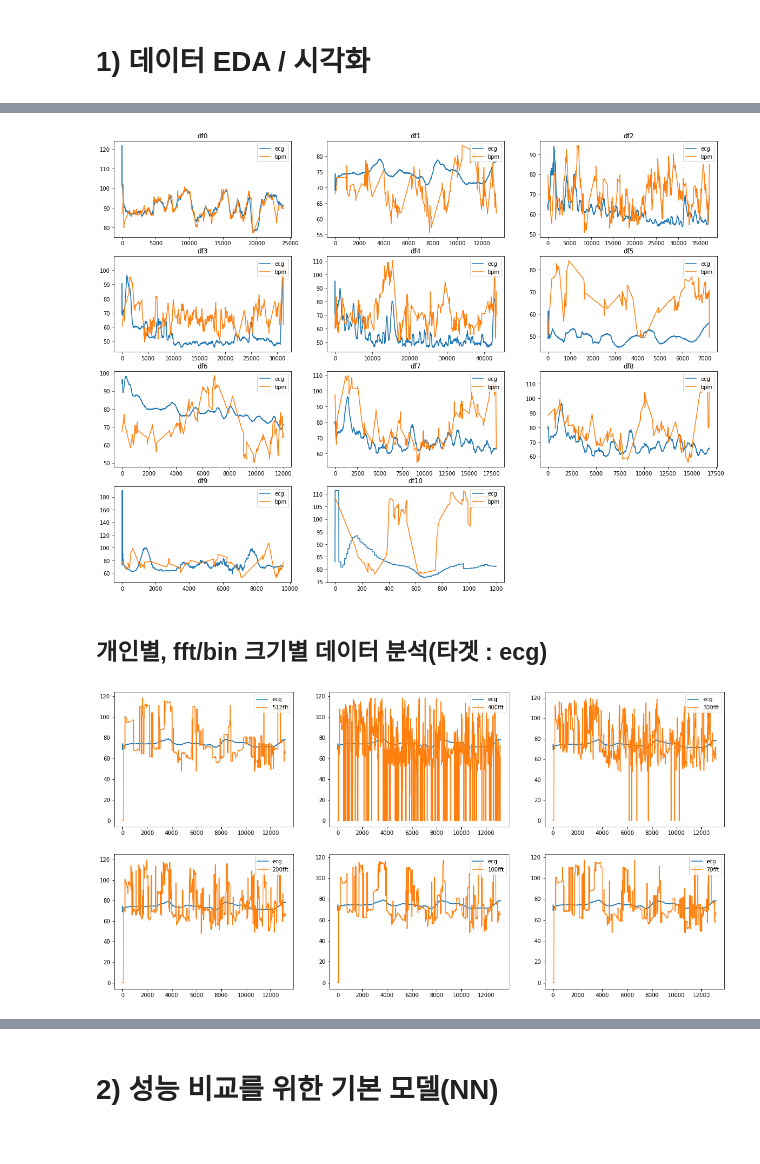
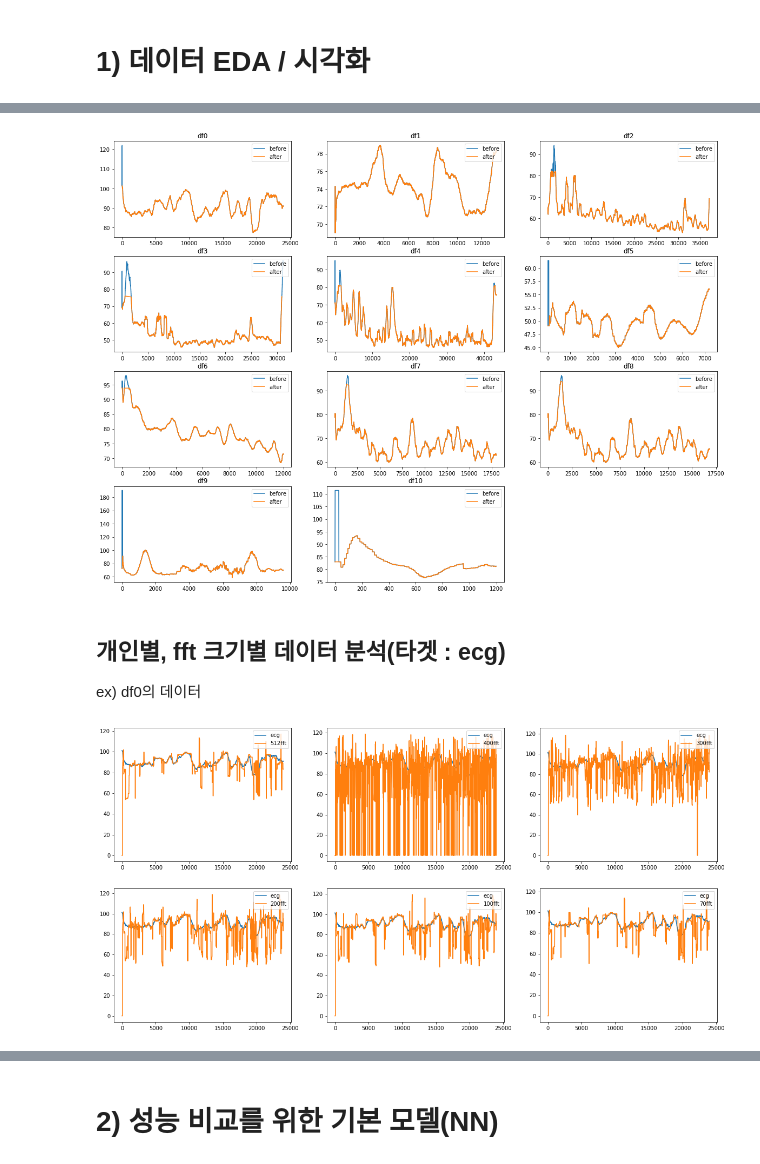
Before and after one commit to sdding/Project, a Jupyter notebook: Wapeul-Project/와플_프로젝트.ipynb, the cells around one changed output, grey strips where cells are left out. Drawn from its saved outputs; the diff is of its cells as text; code cells hidden in the pictures.

```diff
--- a/Wapeul-Project/와플_프로젝트.ipynb
+++ b/Wapeul-Project/와플_프로젝트.ipynb
@@ -43,12 +81,10 @@ data['df0']
 # %%
-# ecg와 bpm의 분포 그래프
-bins = np.linspace(40, 120, 50)
+# ecg 그래프
 plt.figure(figsize=(20, 15))
 for i, j in enumerate(data):
   plt.subplot(4, 3, i+1)
-
   plt.title(j)
-  plt.hist([data[j]['ecg'], data[j]['bpm']], bins,  alpha = 0.5, label = ['ecg', 'bpm'])
+  plt.plot(data[j]['ecg'], label = 'ecg')
   plt.legend(loc='upper right')
 
 plt.show()
@@ -56,0 +112,14 @@ plt.show()
+# %%
+# 이상치 제거 함수(사분 범위)
+def outlier(data):
+  q1 = data.quantile(0.25)
+  q3 = data.quantile(0.75)
+
+  iqr = q3 - q1
+
+  condition1 = (data < q3+3*iqr)
+  condition2 = (data > q1-3*iqr)
+
+  data = data[condition1 & condition2]
+
+  return data
@@ -57,27 +128,32 @@ plt.show()
 # %%
-# ecg와 bpm의 그래프
+# 이상치 제거 후의 ecg 그래프
 plt.figure(figsize=(20, 15))
 for i, j in enumerate(data):
   plt.subplot(4, 3, i+1)
   plt.title(j)
-  plt.plot(data[j]['ecg'], label = 'ecg')
-  plt.plot(data[j]['bpm'], label = 'bpm')
+  plt.plot(data[j]['ecg'], label = 'before')
+  plt.plot(outlier(data[j]['ecg']), label = 'after')
   plt.legend(loc='upper right')
 
 plt.show()
 # %% [output]
-[figure, old version]
+[figure, new version]
+# %%
+# 이상치 제거
+for i in data:
+  data[i] = data[i].loc[outlier(data[i]['ecg']).index]
 # %% [markdown]
-## 개인별, fft/bin 크기별 데이터 분석(타겟 : ecg)
+## 개인별, fft 크기별 데이터 분석(타겟 : ecg)
+ex) df0의 데이터
 # %%
-# ecg와 fft의 그래프
+# df0의 ecg와 fft의 그래프
 plt.figure(figsize=(20,10))
 for i, j in enumerate(['512fft', '400fft',	'300fft',	'200fft',	'100fft',	'70fft']):
   plt.subplot(2, 3, i+1)
-  plt.plot(data['df1']['ecg'],label='ecg')
-  plt.plot(data['df1'][j], label=j)
+  plt.plot(data['df0']['ecg'],label='ecg')
+  plt.plot(data['df0'][j], label=j)
   plt.legend(loc='upper right')
 
 plt.show()
 # %% [output]
-[figure, old version]
+[figure, new version]
```
Also changed, not shown: parts of 133 cells of this notebook.
